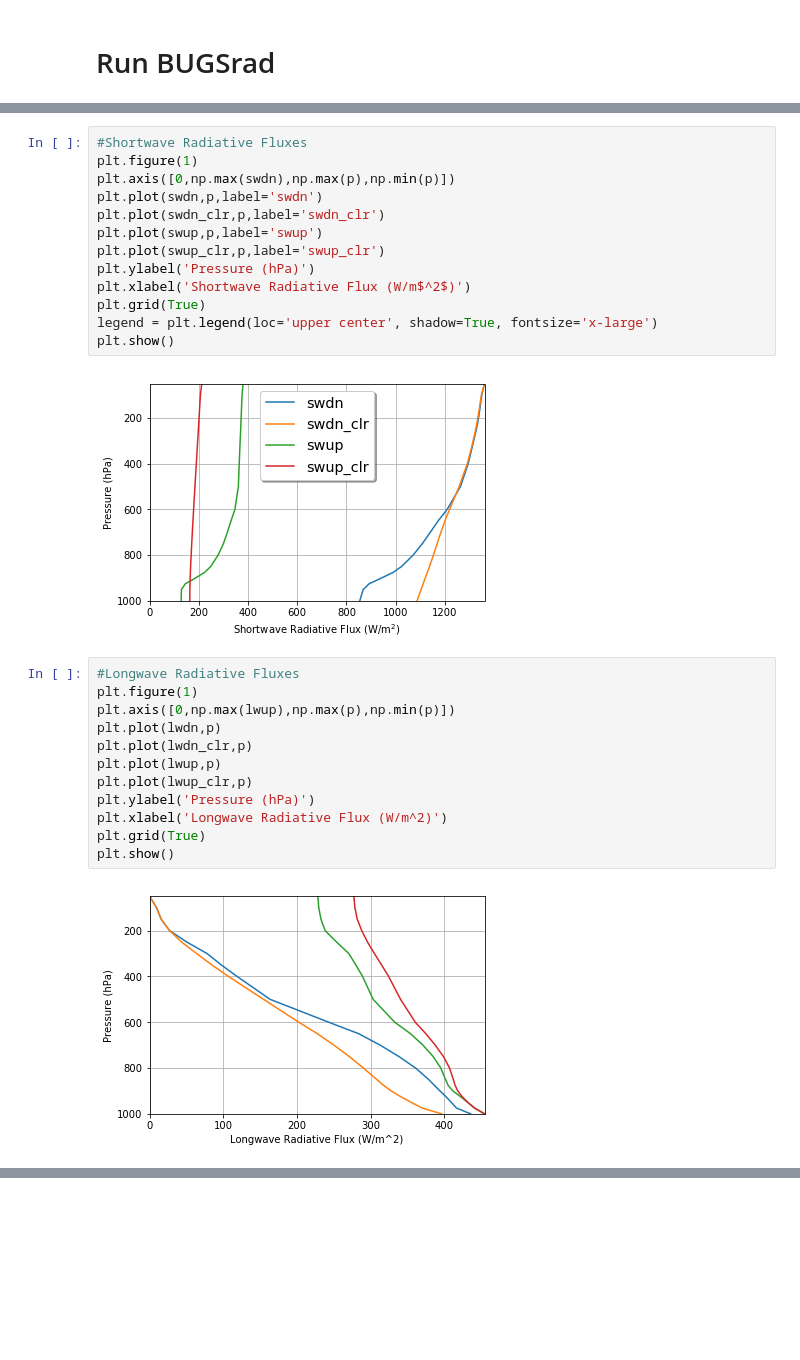
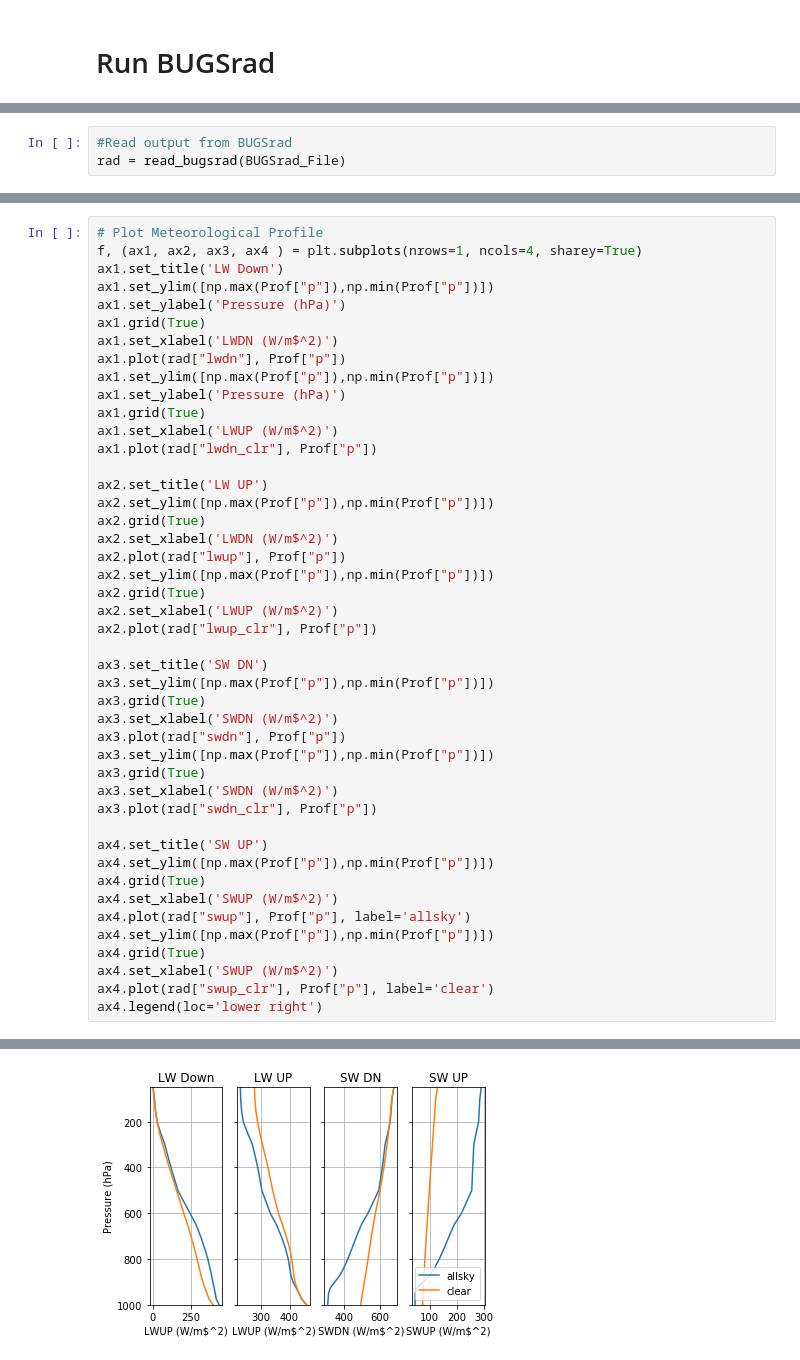
Before and after one commit to mattchri/BUGSrad, a Jupyter notebook: python/BUGSrad.ipynb, the cells around one changed output, grey strips where cells are left out. Saved outputs shown, nothing was run; the diff lists cells and outputs as text; blank space fills up the shorter version.

```diff
--- a/python/BUGSrad.ipynb
+++ b/python/BUGSrad.ipynb
@@ -136,2 +78,5 @@ f.close()
+# %%
+#Read output from BUGSrad
+rad = read_bugsrad(BUGSrad_File)
 # %%
 LID = 0
@@ -174,29 +119,46 @@ BOA LONGWAVE UPWELLING (CLEARSKY) =  454.7 W/m^2
-# %%
-#Shortwave Radiative Fluxes
-plt.figure(1)
-plt.axis([0,np.max(swdn),np.max(p),np.min(p)])
-plt.plot(swdn,p,label='swdn')
-plt.plot(swdn_clr,p,label='swdn_clr')
-plt.plot(swup,p,label='swup')
-plt.plot(swup_clr,p,label='swup_clr')
-plt.ylabel('Pressure (hPa)')
-plt.xlabel('Shortwave Radiative Flux (W/m$^2$)')
-plt.grid(True)
-legend = plt.legend(loc='upper center', shadow=True, fontsize='x-large')
-plt.show()
-# %% [output]
-[figure, removed]
-# %%
-#Longwave Radiative Fluxes
-plt.figure(1)
-plt.axis([0,np.max(lwup),np.max(p),np.min(p)])
-plt.plot(lwdn,p)
-plt.plot(lwdn_clr,p)
-plt.plot(lwup,p)
-plt.plot(lwup_clr,p)
-plt.ylabel('Pressure (hPa)')
-plt.xlabel('Longwave Radiative Flux (W/m^2)')
-plt.grid(True)
-plt.show()
-# %% [output]
-[figure, removed]
+# %%
+# Plot Meteorological Profile
+f, (ax1, ax2, ax3, ax4 ) = plt.subplots(nrows=1, ncols=4, sharey=True)
+ax1.set_title('LW Down')
+ax1.set_ylim([np.max(Prof["p"]),np.min(Prof["p"])])
+ax1.set_ylabel('Pressure (hPa)')
+ax1.grid(True)
+ax1.set_xlabel('LWDN (W/m$^2)')
+ax1.plot(rad["lwdn"], Prof["p"])
+ax1.set_ylim([np.max(Prof["p"]),np.min(Prof["p"])])
+ax1.set_ylabel('Pressure (hPa)')
+ax1.grid(True)
+ax1.set_xlabel('LWUP (W/m$^2)')
+ax1.plot(rad["lwdn_clr"], Prof["p"])
+
+ax2.set_title('LW UP')
+ax2.set_ylim([np.max(Prof["p"]),np.min(Prof["p"])])
+ax2.grid(True)
+ax2.set_xlabel('LWDN (W/m$^2)')
+ax2.plot(rad["lwup"], Prof["p"])
+ax2.set_ylim([np.max(Prof["p"]),np.min(Prof["p"])])
+ax2.grid(True)
+ax2.set_xlabel('LWUP (W/m$^2)')
+ax2.plot(rad["lwup_clr"], Prof["p"])
+
+ax3.set_title('SW DN')
+ax3.set_ylim([np.max(Prof["p"]),np.min(Prof["p"])])
+ax3.grid(True)
+ax3.set_xlabel('SWDN (W/m$^2)')
+ax3.plot(rad["swdn"], Prof["p"])
+ax3.set_ylim([np.max(Prof["p"]),np.min(Prof["p"])])
+ax3.grid(True)
+ax3.set_xlabel('SWDN (W/m$^2)')
+ax3.plot(rad["swdn_clr"], Prof["p"])
+
+ax4.set_title('SW UP')
+ax4.set_ylim([np.max(Prof["p"]),np.min(Prof["p"])])
+ax4.grid(True)
+ax4.set_xlabel('SWUP (W/m$^2)')
+ax4.plot(rad["swup"], Prof["p"], label='allsky')
+ax4.set_ylim([np.max(Prof["p"]),np.min(Prof["p"])])
+ax4.grid(True)
+ax4.set_xlabel('SWUP (W/m$^2)')
+ax4.plot(rad["swup_clr"], Prof["p"], label='clear')
+ax4.legend(loc='lower right')
+# %% [output]
@@ -202,0 +166 @@ plt.show()
+[figure, added]
```
Also changed, not shown: parts of 16 cells of this notebook, 5 other files.
